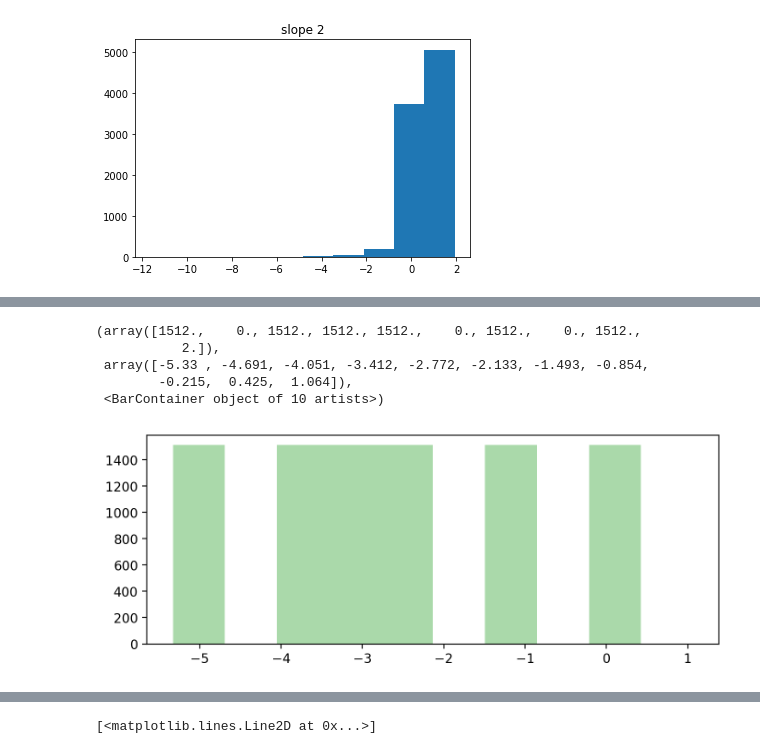
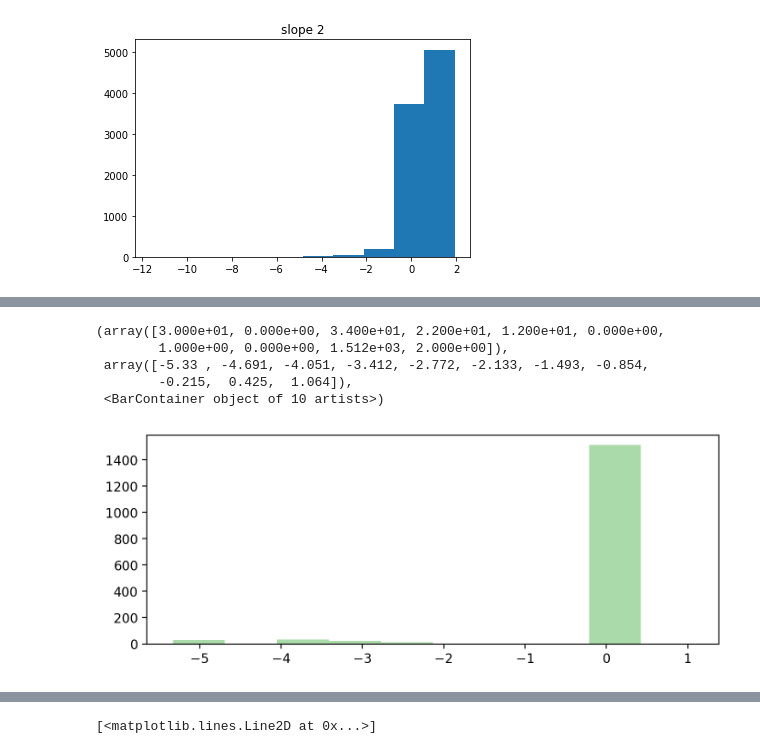
Before and after one commit to TRI-AMDD/bye-cycle, a Jupyter notebook: examples/LFP.ipynb, the cells around one changed output, grey strips where cells are left out. Saved outputs shown, nothing was run; the diff lists cells and outputs as text; code cells hidden in the pictures.

```diff
--- a/examples/LFP.ipynb
+++ b/examples/LFP.ipynb
@@ -203,7 +203,7 @@ def find_slope(cycle_window_label):
     return slope_1, slope_2
 
 import pickle as pkl
-pkl_f_l_filename = f'CACHED_DATA/pickled_cycle_windows/LFP/fearures_labels_inputs_window_{cycle_window_size}_output_window_{cycle_window_size}.pkl'
+pkl_f_l_filename = f'CACHED_DATA/pickled_cycle_windows/LFP/fearures_labels_inputs_window_{cycle_window_size}_outputs_window_{cycle_window_size}.pkl'
 
 if not os.path.exists(pkl_f_l_filename):
 
@@ -712,13 +647,13 @@ Y_hat_test = l_scaler.inverse_transform(Y_hat_test)
 # %%
 fig, ax = plt.subplots(1, dpi=200, figsize=(8,3), facecolor='white')
-ax.hist(balanced_slopes_train[:,0], alpha=0.4, label='True Train', color='C2')
+ax.hist(scaled_slopes_train[:,0], alpha=0.4, label='True Train', color='C2')
 # %% [output]
-(array([1512.,    0., 1512., 1512., 1512.,    0., 1512.,    0., 1512.,
-           2.]),
+(array([3.000e+01, 0.000e+00, 3.400e+01, 2.200e+01, 1.200e+01, 0.000e+00,
+        1.000e+00, 0.000e+00, 1.512e+03, 2.000e+00]),
  array([-5.33 , -4.691, -4.051, -3.412, -2.772, -2.133, -1.493, -0.854,
         -0.215,  0.425,  1.064]),
  <BarContainer object of 10 artists>)
-[figure, old version]
+[figure, new version]
 # %%
 fig, ax = plt.subplots(1, dpi=200, figsize=(8,3), facecolor='white')
 n, bins = np.histogram(slopes_test[:,0], bins=10)
```
Also changed, not shown: parts of 35 cells of this notebook.
